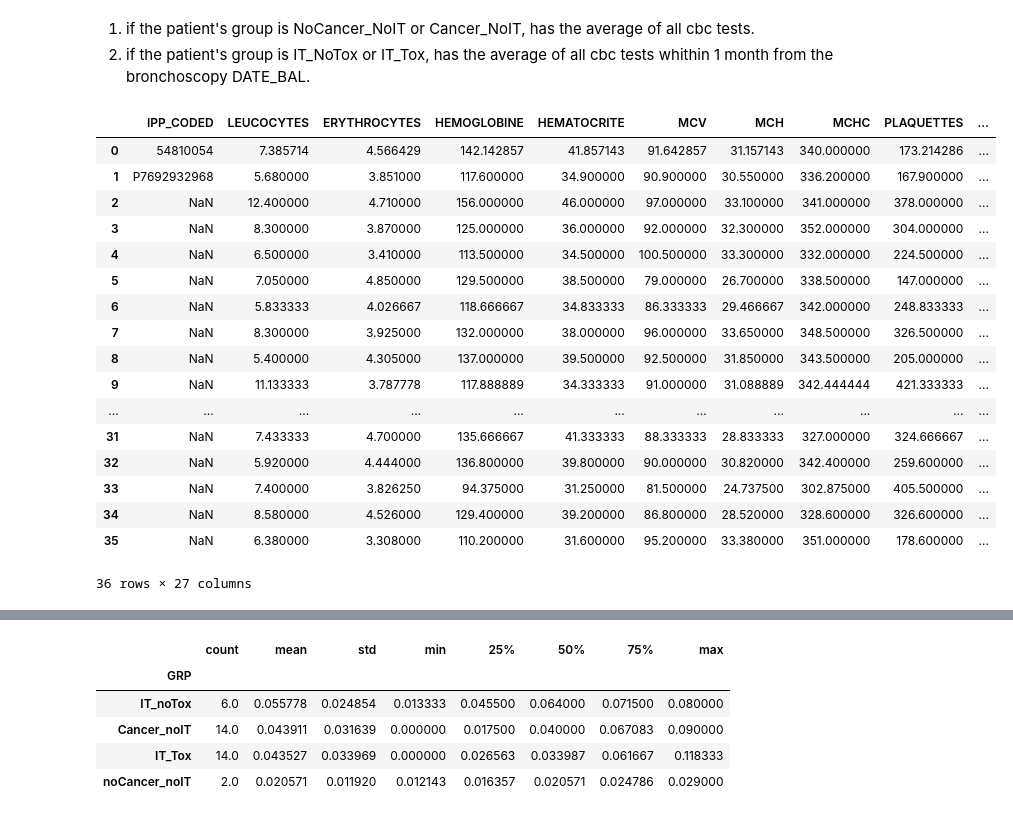
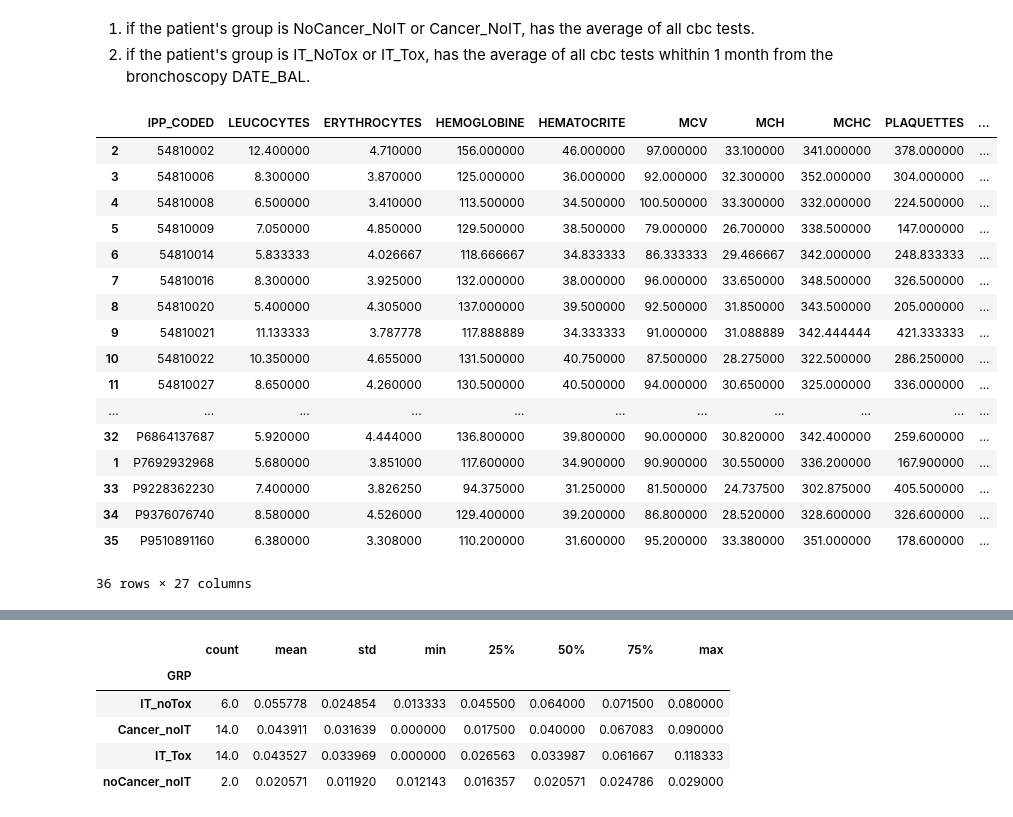
Before and after one commit to Soroushstr/Toxicity, a Jupyter notebook: Toxicity_new.ipynb, the cells around one changed output, grey strips where cells are left out. Cells and saved outputs as stored; diff of their text form; code cells hidden in the pictures.

```diff
--- a/Toxicity_new.ipynb
+++ b/Toxicity_new.ipynb
@@ -312,6 +330,7 @@ def average_within_2_month(group):
   numeric_avg = filtered.groupby('IPP_CODED').mean(numeric_only=True)
   meta = filtered[['IPP_CODED', 'GRP', 'SAMPLE_CODE']].groupby('IPP_CODED').first()
   numeric_avg[['GRP', 'SAMPLE_CODE']] = meta[['GRP', 'SAMPLE_CODE']]
+  numeric_avg['IPP_CODED'] = meta.index
   return(numeric_avg)
 #average_within_1_month(it_df)
 # %%
@@ -329,52 +348,58 @@ it_groups = ['Cancer_noIT', 'IT_noTox', 'IT_Tox']
 # Step 3: Handle Non-IT Group - average all CBC rows per IPP
 non_it_df = (
     cbc[cbc['GRP'].isin(non_it_groups)]
+    .groupby('IPP_CODED', as_index=False)
+    .mean(numeric_only=True)
+)
+
+it_df = (
+    cbc[cbc['GRP'].isin(it_groups)]
     .groupby('IPP_CODED', as_index=False)
     .mean(numeric_only=True)
 )
 
 # Add back group, sample_code from the first row per patient (optional)
 non_it_meta = cbc[cbc['GRP'].isin(non_it_groups)].drop_duplicates('IPP_CODED')[['IPP_CODED', 'GRP', 'SAMPLE_CODE']]
 non_it_df = pd.merge(non_it_df, non_it_meta, on='IPP_CODED', how='left')
 
 # Step 4: Handle IT Group - average only rows within 1 month of DATE_BAL
 def average_within_1_month(group):
     # Filter within ±30 days
     mask = (group['DATE_ANALYSE_CODED'] - group['DATE_BAL']).abs() <= pd.Timedelta(days=30)
     filtered = group[mask]
     if filtered.empty:
         return None  # or return something like group.iloc[0] with NaNs
     numeric_avg = filtered.mean(numeric_only=True)
     # Include metadata like IPP, Group, sample_code
     meta = filtered[['IPP_CODED', 'GRP', 'SAMPLE_CODE']].iloc[0]
     return pd.concat([meta, numeric_avg])
 
 it_df = (average_within_2_month(it_df)
     .reset_index(drop=True)
 )
 
 # Step 5: Combine both
 final_df = pd.concat([non_it_df, it_df], ignore_index=True)
 
 # Optional: Sort
 final_df = final_df.sort_values(by='IPP_CODED')
 final_df
 # %% [output]
 |  | IPP_CODED | LEUCOCYTES | ERYTHROCYTES | HEMOGLOBINE | HEMATOCRITE | MCV | MCH | MCHC | PLAQUETTES | ... |
-| 0 | 54810054 | 7.385714 | 4.566429 | 142.142857 | 41.857143 | 91.642857 | 31.157143 | 340.000000 | 173.214286 | ... |
+| 2 | 54810002 | 12.400000 | 4.710000 | 156.000000 | 46.000000 | 97.000000 | 33.100000 | 341.000000 | 378.000000 | ... |
+| 3 | 54810006 | 8.300000 | 3.870000 | 125.000000 | 36.000000 | 92.000000 | 32.300000 | 352.000000 | 304.000000 | ... |
+| 4 | 54810008 | 6.500000 | 3.410000 | 113.500000 | 34.500000 | 100.500000 | 33.300000 | 332.000000 | 224.500000 | ... |
+| 5 | 54810009 | 7.050000 | 4.850000 | 129.500000 | 38.500000 | 79.000000 | 26.700000 | 338.500000 | 147.000000 | ... |
+| 6 | 54810014 | 5.833333 | 4.026667 | 118.666667 | 34.833333 | 86.333333 | 29.466667 | 342.000000 | 248.833333 | ... |
+| 7 | 54810016 | 8.300000 | 3.925000 | 132.000000 | 38.000000 | 96.000000 | 33.650000 | 348.500000 | 326.500000 | ... |
+| 8 | 54810020 | 5.400000 | 4.305000 | 137.000000 | 39.500000 | 92.500000 | 31.850000 | 343.500000 | 205.000000 | ... |
+| 9 | 54810021 | 11.133333 | 3.787778 | 117.888889 | 34.333333 | 91.000000 | 31.088889 | 342.444444 | 421.333333 | ... |
+| 10 | 54810022 | 10.350000 | 4.655000 | 131.500000 | 40.750000 | 87.500000 | 28.275000 | 322.500000 | 286.250000 | ... |
+| 11 | 54810027 | 8.650000 | 4.260000 | 130.500000 | 40.500000 | 94.000000 | 30.650000 | 325.000000 | 336.000000 | ... |
+| ... | ... | ... | ... | ... | ... | ... | ... | ... | ... | ... |
+| 32 | P6864137687 | 5.920000 | 4.444000 | 136.800000 | 39.800000 | 90.000000 | 30.820000 | 342.400000 | 259.600000 | ... |
 | 1 | P7692932968 | 5.680000 | 3.851000 | 117.600000 | 34.900000 | 90.900000 | 30.550000 | 336.200000 | 167.900000 | ... |
-| 2 | NaN | 12.400000 | 4.710000 | 156.000000 | 46.000000 | 97.000000 | 33.100000 | 341.000000 | 378.000000 | ... |
-| 3 | NaN | 8.300000 | 3.870000 | 125.000000 | 36.000000 | 92.000000 | 32.300000 | 352.000000 | 304.000000 | ... |
-| 4 | NaN | 6.500000 | 3.410000 | 113.500000 | 34.500000 | 100.500000 | 33.300000 | 332.000000 | 224.500000 | ... |
-| 5 | NaN | 7.050000 | 4.850000 | 129.500000 | 38.500000 | 79.000000 | 26.700000 | 338.500000 | 147.000000 | ... |
-| 6 | NaN | 5.833333 | 4.026667 | 118.666667 | 34.833333 | 86.333333 | 29.466667 | 342.000000 | 248.833333 | ... |
-| 7 | NaN | 8.300000 | 3.925000 | 132.000000 | 38.000000 | 96.000000 | 33.650000 | 348.500000 | 326.500000 | ... |
-| 8 | NaN | 5.400000 | 4.305000 | 137.000000 | 39.500000 | 92.500000 | 31.850000 | 343.500000 | 205.000000 | ... |
-| 9 | NaN | 11.133333 | 3.787778 | 117.888889 | 34.333333 | 91.000000 | 31.088889 | 342.444444 | 421.333333 | ... |
-| ... | ... | ... | ... | ... | ... | ... | ... | ... | ... | ... |
-| 31 | NaN | 7.433333 | 4.700000 | 135.666667 | 41.333333 | 88.333333 | 28.833333 | 327.000000 | 324.666667 | ... |
-| 32 | NaN | 5.920000 | 4.444000 | 136.800000 | 39.800000 | 90.000000 | 30.820000 | 342.400000 | 259.600000 | ... |
-| 33 | NaN | 7.400000 | 3.826250 | 94.375000 | 31.250000 | 81.500000 | 24.737500 | 302.875000 | 405.500000 | ... |
-| 34 | NaN | 8.580000 | 4.526000 | 129.400000 | 39.200000 | 86.800000 | 28.520000 | 328.600000 | 326.600000 | ... |
-| 35 | NaN | 6.380000 | 3.308000 | 110.200000 | 31.600000 | 95.200000 | 33.380000 | 351.000000 | 178.600000 | ... |
+| 33 | P9228362230 | 7.400000 | 3.826250 | 94.375000 | 31.250000 | 81.500000 | 24.737500 | 302.875000 | 405.500000 | ... |
+| 34 | P9376076740 | 8.580000 | 4.526000 | 129.400000 | 39.200000 | 86.800000 | 28.520000 | 328.600000 | 326.600000 | ... |
+| 35 | P9510891160 | 6.380000 | 3.308000 | 110.200000 | 31.600000 | 95.200000 | 33.380000 | 351.000000 | 178.600000 | ... |
 36 rows × 27 columns
```
Also changed, not shown: parts of 7 cells of this notebook.
